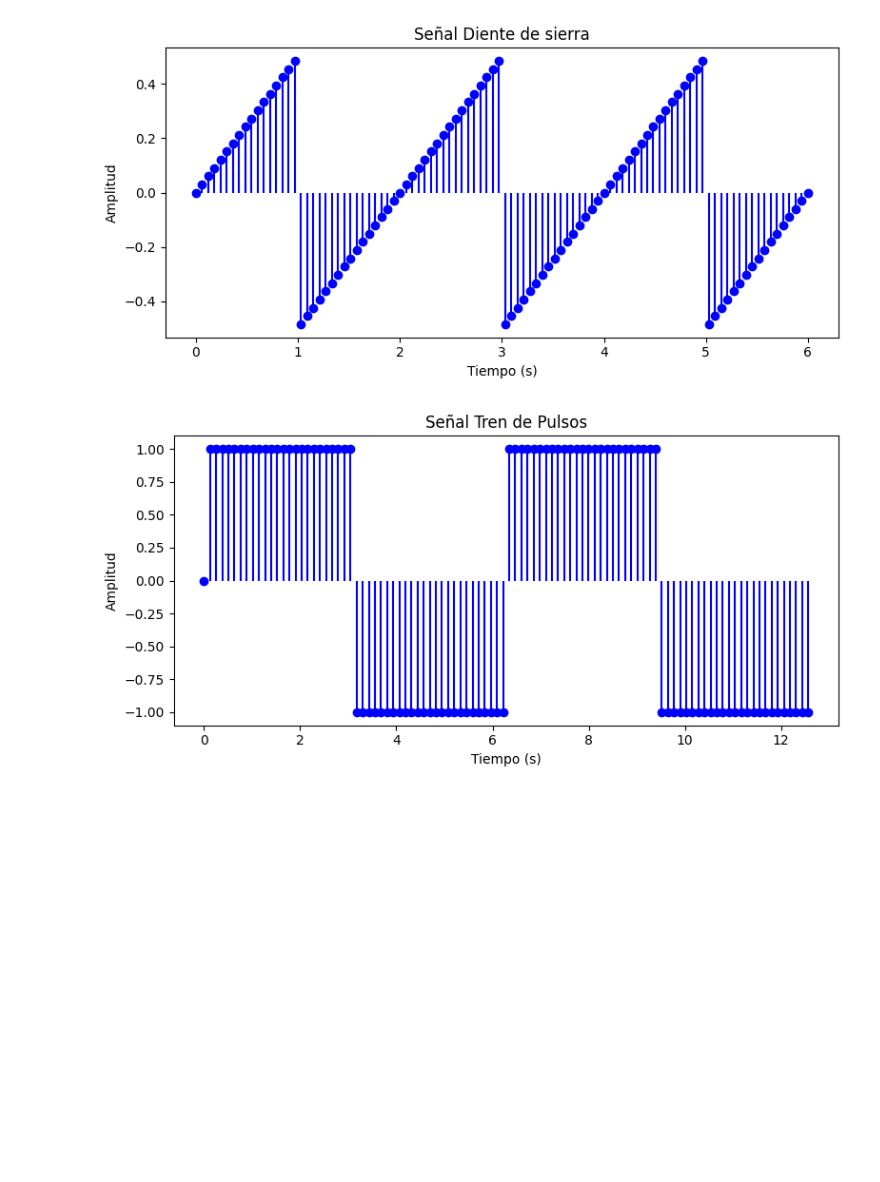
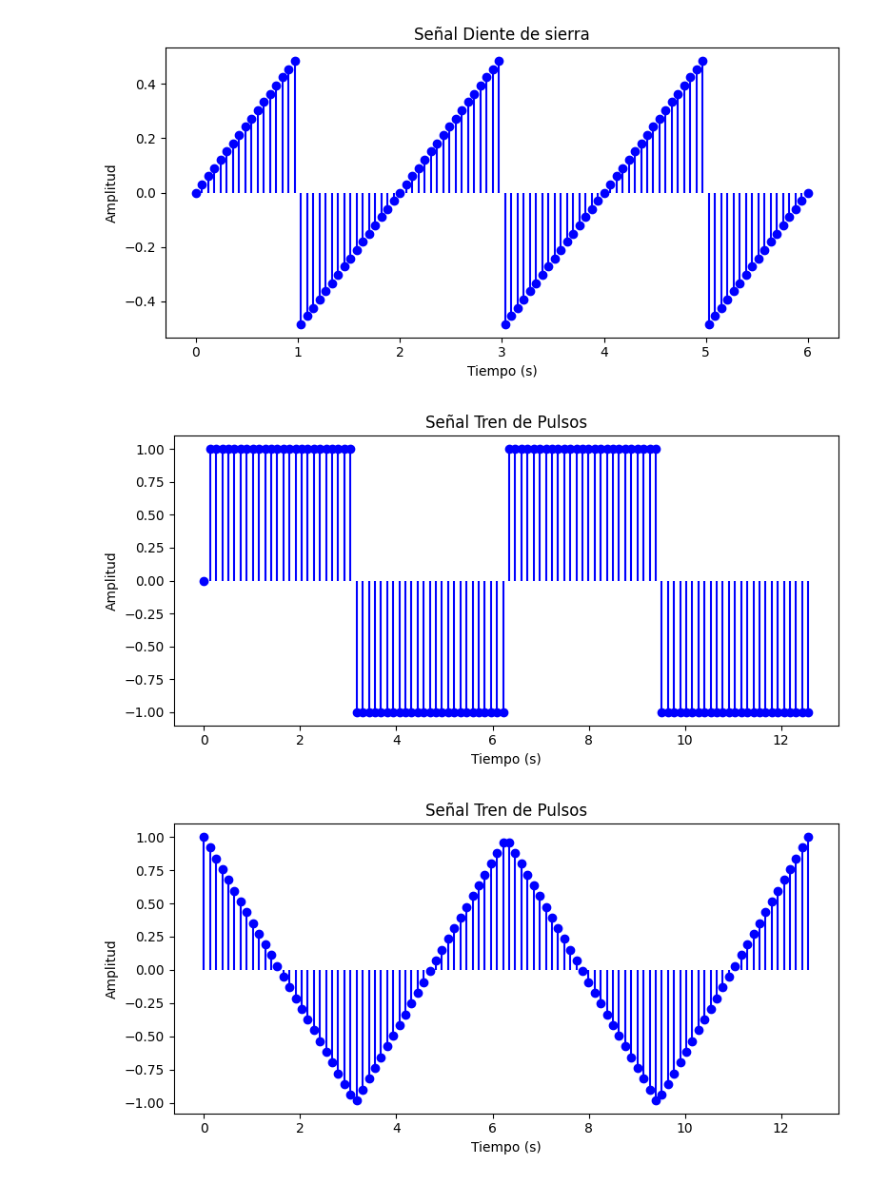
Before and after one commit to NatalyHofkamp/Tp1_analisis, a Jupyter notebook: texto.ipynb, the cells around one changed output. Drawn from its saved outputs; the diff is of its cells as text; code cells hidden in the pictures; blank space fills up the shorter version.

```diff
--- a/texto.ipynb
+++ b/texto.ipynb
@@ -20,11 +22,14 @@ Estos gráficos resaltan las características esenciales de las señales analiza
 # %%
 A = 1.0
 T = (2*np.pi)
 tren_pulsos, muestras_tren,series_tren= create_signal_serie(A,T,4*np.pi ,100,tren_de_pulsos,serie_tren_de_pulsos)
 diente_sierra, muestras_diente,series_diente = create_signal_serie(A,2,6,100,diente_de_sierra,serie_diente_de_sierra)
+señal_triangular, muestras_triangular, series_triangular = create_signal_serie(A, T, 4*np.pi, 100, triangular, serie_triangular)
 plot(muestras_diente, diente_sierra, 'Señal Diente de sierra', 'Tiempo (s)', 'Amplitud', 'Diente de sierra')
 plot(muestras_tren, tren_pulsos,'Señal Tren de Pulsos', 'Tiempo (s)', 'Amplitud', 'Tren de Pulsos')
+plot(muestras_triangular, señal_triangular,'Señal Tren de Pulsos', 'Tiempo (s)', 'Amplitud', 'Tren de Pulsos')
 # %% [output]
 [figure]
 [figure]
+[figure, added]
 # %% [markdown]
```
Also changed, not shown: parts of 14 cells of this notebook, 2 other files.
